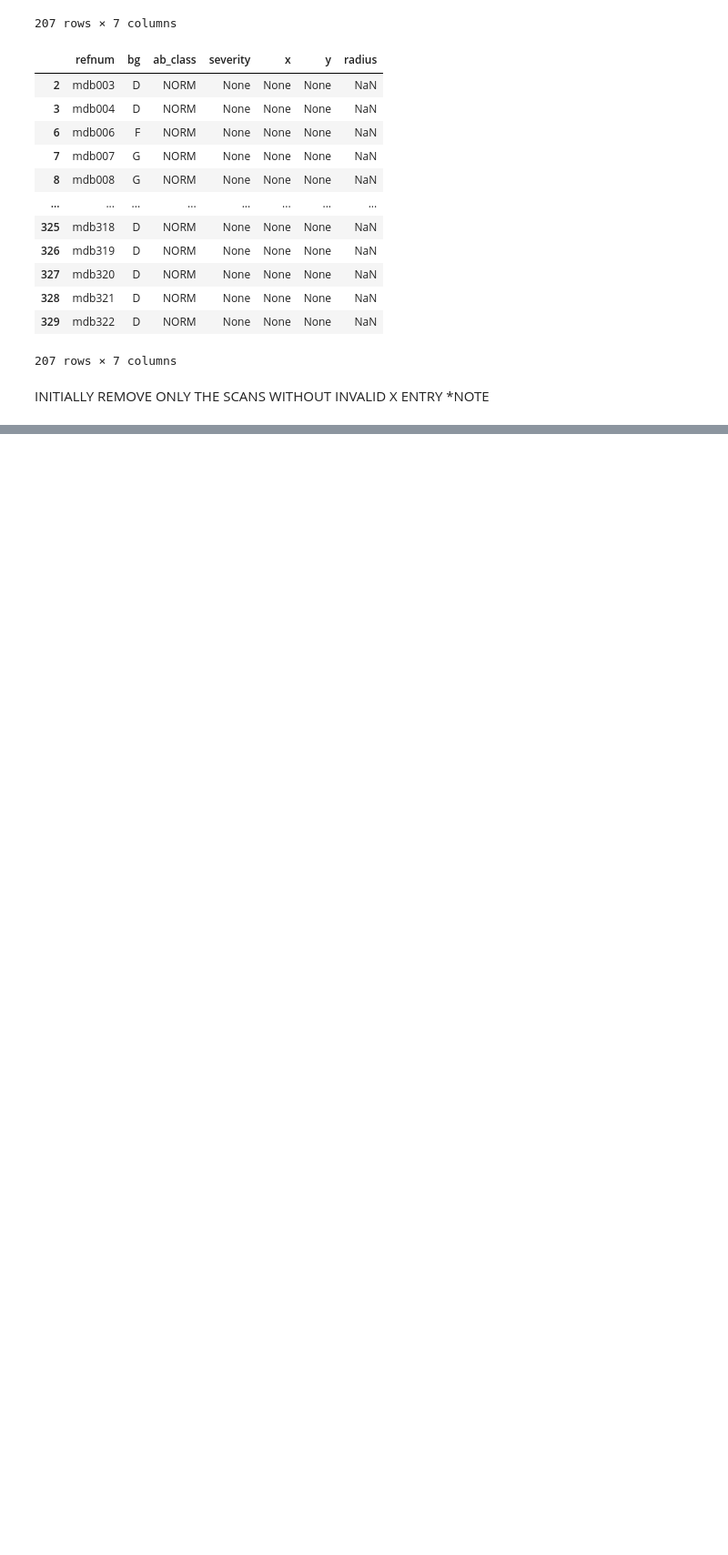
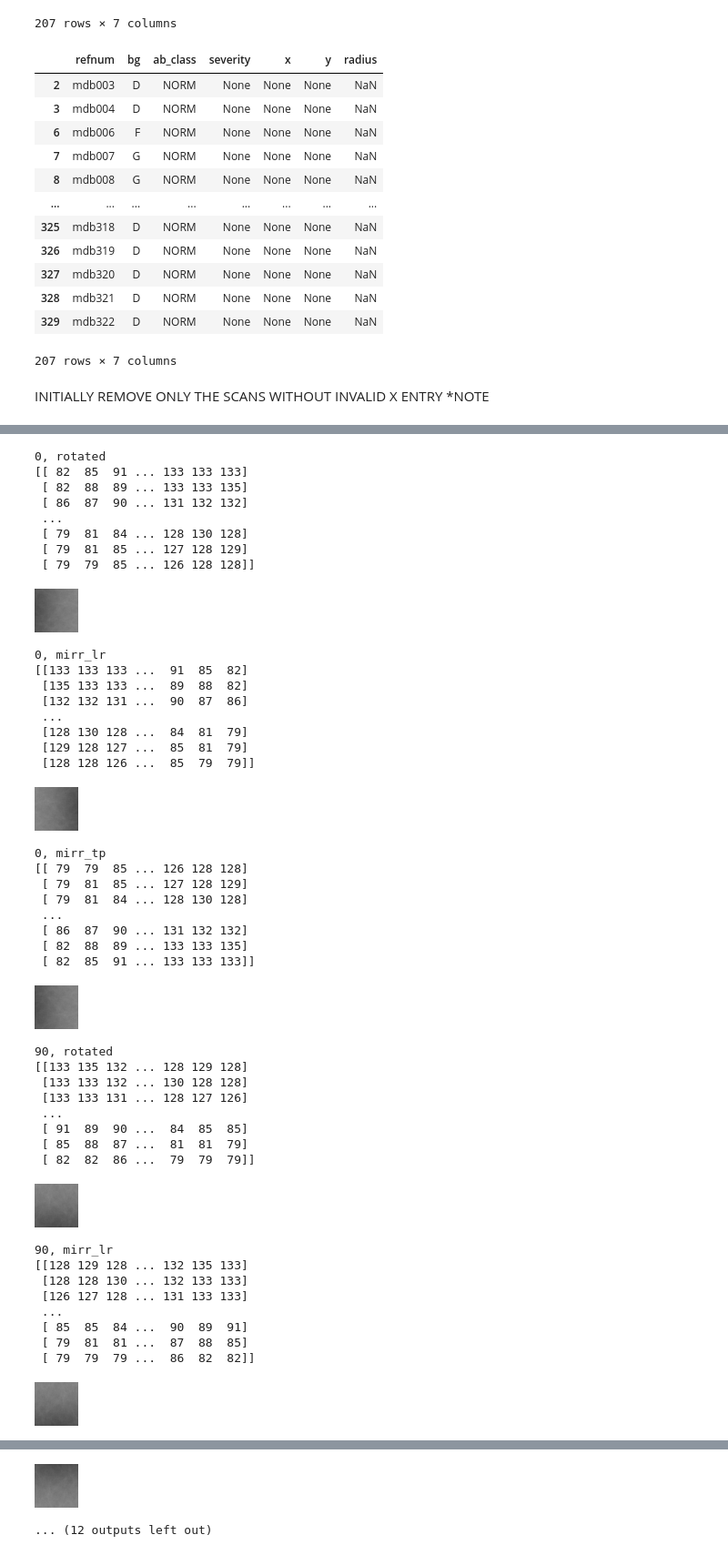
Before and after one commit to cpoles/data_science, a Jupyter notebook: projects/machine_learning/deep_learning/mias_mammography/notebooks/sandbox.ipynb, the cells around one changed output, grey strips where cells are left out. Shown at 91% size. Drawn from its saved outputs; the diff is of its cells as text; code cells hidden in the pictures; blank space fills up the shorter version.

Commit message:
Fixed helper functions and mammoscan

```diff
--- a/projects/machine_learning/deep_learning/mias_mammography/notebooks/sandbox.ipynb
+++ b/projects/machine_learning/deep_learning/mias_mammography/notebooks/sandbox.ipynb
@@ -171,4 +142,4 @@ def clean_ds_files(df: pd.DataFrame) -> pd.DataFrame:
 # %%
-clean_df = clean_ds_files(test_df)
+clean_df = hp.clean_ds_files(test_df)
 # %%
 clean_df.info()
@@ -313,2 +182,2 @@ class MammoScan:
 # %%
-test = MammoScan(test_img, scan_info)
+test = ms.MammoScan(test_img, scan_info)
@@ -317,9 +204,58 @@ transformed = test.transformations
 # %%
 for angle, imgs in transformed.items():
-    for img in imgs.values():
-        print(angle)
+    for transf, img in imgs.items():
+        print(f'{angle}, {transf}')
+        print(np.asarray(img))
         display(img)
+
 
 
 # 90 degrees left-right == 270 degree top-bottom
 # 0 degrees left-right == 180 top-bottom
+# drop duplicates???
+# %% [output]
+0, rotated
+[[ 82  85  91 ... 133 133 133]
+ [ 82  88  89 ... 133 133 135]
+ [ 86  87  90 ... 131 132 132]
+ ...
+ [ 79  81  84 ... 128 130 128]
+ [ 79  81  85 ... 127 128 129]
+ [ 79  79  85 ... 126 128 128]]
+[figure, added]
+0, mirr_lr
+[[133 133 133 ...  91  85  82]
+ [135 133 133 ...  89  88  82]
+ [132 132 131 ...  90  87  86]
+ ...
+ [128 130 128 ...  84  81  79]
+ [129 128 127 ...  85  81  79]
+ [128 128 126 ...  85  79  79]]
+[figure, added]
+0, mirr_tp
+[[ 79  79  85 ... 126 128 128]
+ [ 79  81  85 ... 127 128 129]
+ [ 79  81  84 ... 128 130 128]
+ ...
+ [ 86  87  90 ... 131 132 132]
+ [ 82  88  89 ... 133 133 135]
+ [ 82  85  91 ... 133 133 133]]
+[figure, added]
+90, rotated
+[[133 135 132 ... 128 129 128]
+ [133 133 132 ... 130 128 128]
+ [133 133 131 ... 128 127 126]
+ ...
+ [ 91  89  90 ...  84  85  85]
+ [ 85  88  87 ...  81  81  79]
+ [ 82  82  86 ...  79  79  79]]
+[figure, added]
+90, mirr_lr
+[[128 129 128 ... 132 135 133]
+ [128 128 130 ... 132 133 133]
+ [126 127 128 ... 131 133 133]
+ ...
+ [ 85  85  84 ...  90  89  91]
+ [ 79  81  81 ...  87  88  85]
+ [ 79  79  79 ...  86  82  82]]
+[figure, added]
@@ -326 +270,3 @@ for angle, imgs in transformed.items():
+[figure, added]
+... (12 outputs left out)
 # %%
```
Also changed, not shown: parts of 25 cells of this notebook, 3 other files.
